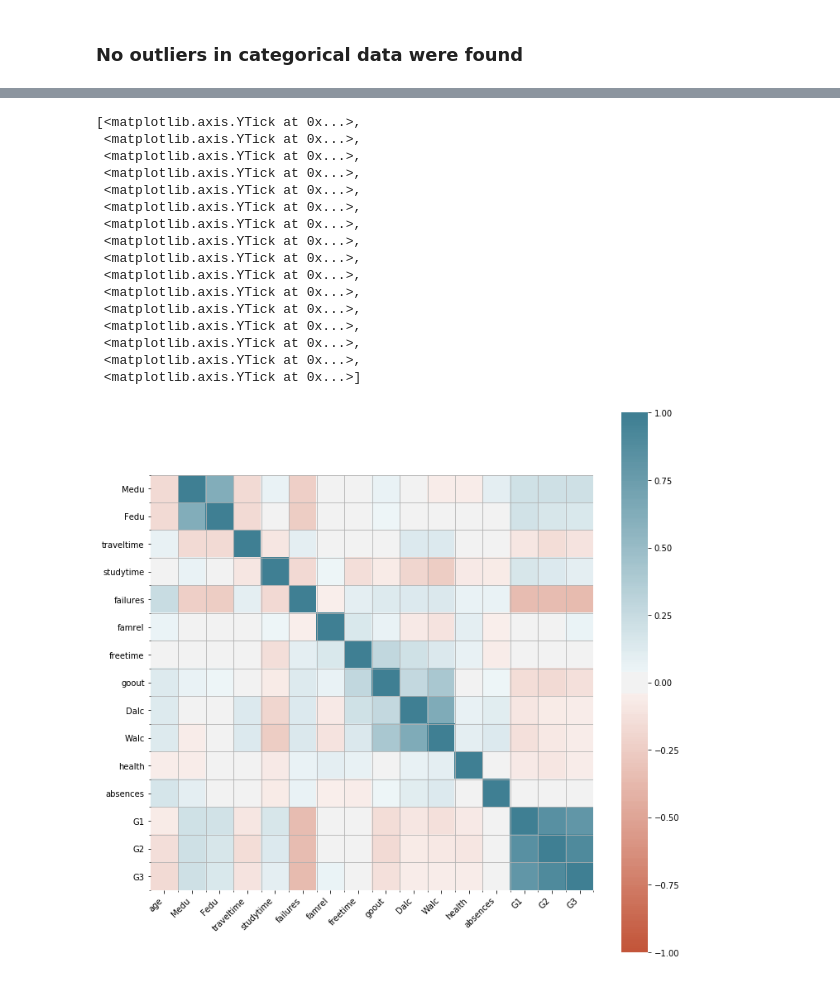
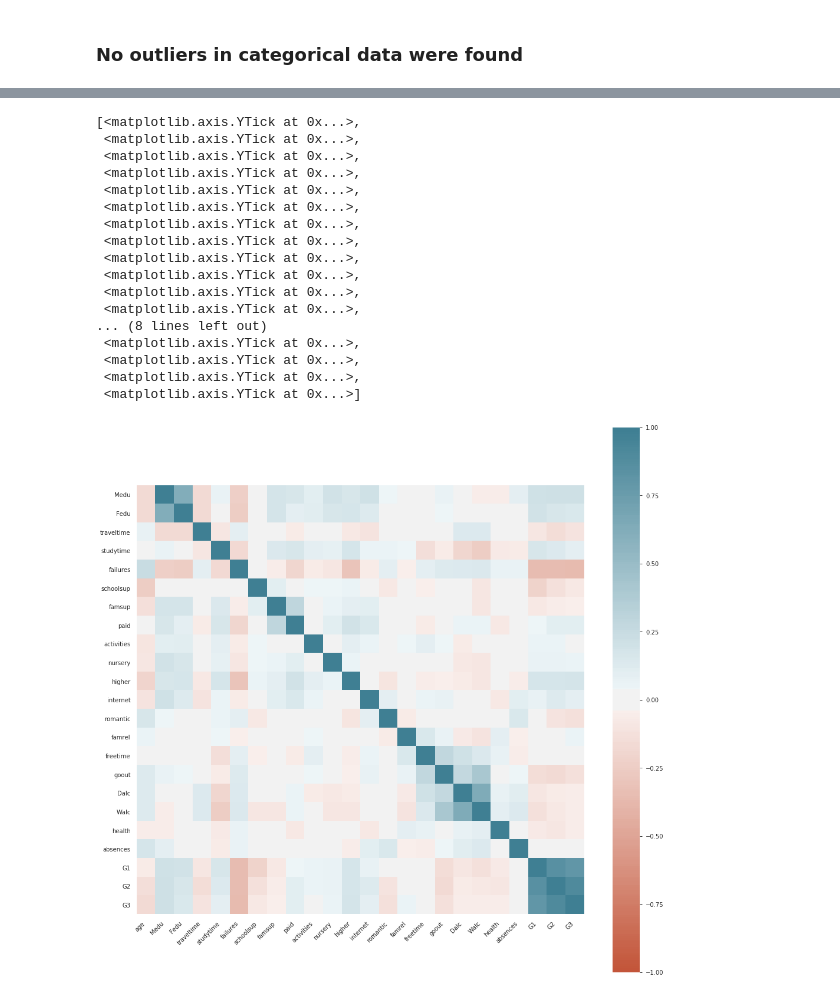
Before and after one commit to Data-Science-and-Software-Engineering/alcohol_impact, a Jupyter notebook: alcohol_impact.ipynb, the cells around one changed output, grey strips where cells are left out. Drawn from its saved outputs; the diff is of its cells as text; code cells hidden in the pictures.

```diff
--- a/alcohol_impact.ipynb
+++ b/alcohol_impact.ipynb
@@ -6,3 +13,3 @@ import matplotlib.pyplot as plt
 # %%
-mat = pd.read_csv('./data/student_mat.csv')
-por = pd.read_csv('./data/student_por.csv')
+mathematics = pd.read_csv('./data/student_mat.csv')
+portuegese = pd.read_csv('./data/student_por.csv')
@@ -9,3 +18,22 @@ por = pd.read_csv('./data/student_por.csv')
+# %%
+mat = mathematics.copy()
+por = portuegese.copy()
+mat['schoolsup'] = mat['schoolsup'].replace({'yes':1, 'no':0})
+mat['famsup'] = mat['famsup'].replace({'yes':1, 'no':0})
+mat['paid'] = mat['paid'].replace({'yes':1, 'no':0})
+mat['activities'] = mat['activities'].replace({'yes':1, 'no':0})
+mat['nursery'] = mat['nursery'].replace({'yes':1, 'no':0})
+mat['higher'] = mat['higher'].replace({'yes':1, 'no':0})
+mat['internet'] = mat['internet'].replace({'yes':1, 'no':0})
+mat['romantic'] = mat['romantic'].replace({'yes':1, 'no':0})
+por['schoolsup'] = por['schoolsup'].replace({'yes':1, 'no':0})
+por['famsup'] = por['famsup'].replace({'yes':1, 'no':0})
+por['paid'] = por['paid'].replace({'yes':1, 'no':0})
+por['activities'] = por['activities'].replace({'yes':1, 'no':0})
+por['nursery'] = por['nursery'].replace({'yes':1, 'no':0})
+por['higher'] = por['higher'].replace({'yes':1, 'no':0})
+por['internet'] = por['internet'].replace({'yes':1, 'no':0})
+por['romantic'] = por['romantic'].replace({'yes':1, 'no':0})
 # %% [markdown]
 # <div align="center">Data Cleaning</div>
 # %% [markdown]
@@ -217,36 +242,37 @@ for col in df_categorical.columns:
 # %%
 corr = mat.corr()
-fig, ax = plt.subplots(figsize=(12,12))
+fig, ax = plt.subplots(figsize=(17,17))
 sns.heatmap(
     corr,
     vmin=-1, vmax=1, center=0,
     cmap=sns.diverging_palette(20, 220, n=200),
     square=True, ax=ax
 )
 ax.set_xticklabels(
     ax.get_xticklabels(),
     rotation=45,
     horizontalalignment='right'
 );
 ax.grid(False, 'major')
 ax.grid(True, 'minor')
 ax.set_xticks([t + 0.5 for t in ax.get_xticks()], minor=True)
 ax.set_yticks([t + 0.5 for t in ax.get_yticks()], minor=True)
 # %% [output]
 [<matplotlib.axis.YTick at 0x...>,
  <matplotlib.axis.YTick at 0x...>,
  <matplotlib.axis.YTick at 0x...>,
  <matplotlib.axis.YTick at 0x...>,
  <matplotlib.axis.YTick at 0x...>,
  <matplotlib.axis.YTick at 0x...>,
  <matplotlib.axis.YTick at 0x...>,
  <matplotlib.axis.YTick at 0x...>,
  <matplotlib.axis.YTick at 0x...>,
  <matplotlib.axis.YTick at 0x...>,
  <matplotlib.axis.YTick at 0x...>,
  <matplotlib.axis.YTick at 0x...>,
+... (8 lines left out)
  <matplotlib.axis.YTick at 0x...>,
  <matplotlib.axis.YTick at 0x...>,
  <matplotlib.axis.YTick at 0x...>,
  <matplotlib.axis.YTick at 0x...>]
-[figure, old version]
+[figure, new version]
```
Also changed, not shown: parts of 11 cells of this notebook.
